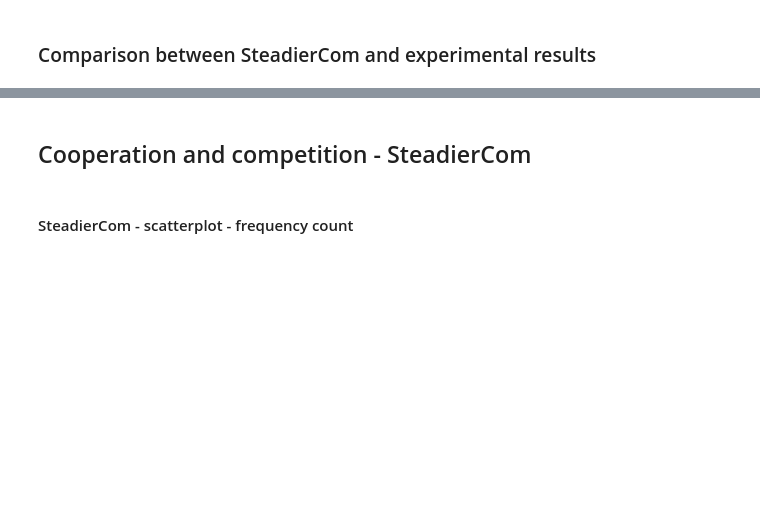
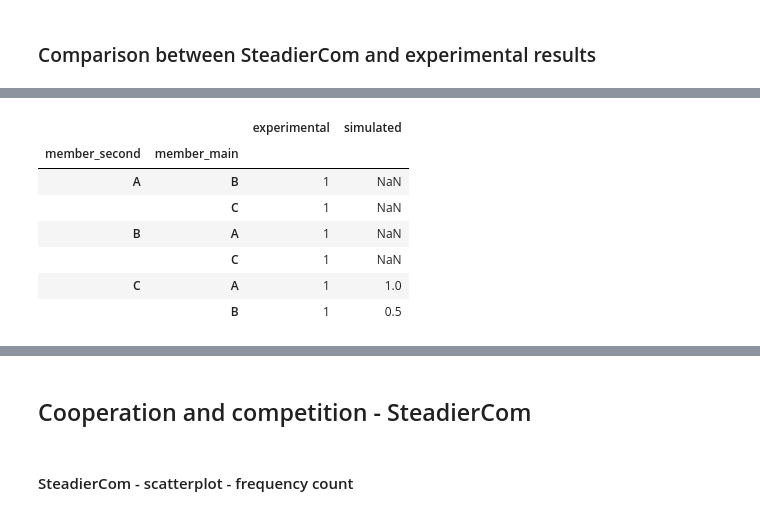
Before and after one commit to IdunBurgos/SteadierCom-Case-Studies, a Jupyter notebook: notebooks/Step 6.2.1. Comparing tools with exp - Venturelli member-member interaction.ipynb, the cells around one changed output, grey strips where cells are left out. Saved outputs shown, nothing was run; the diff lists cells and outputs as text; code cells hidden in the pictures; blank space fills up the shorter version.

```diff
--- a/notebooks/Step 6.2.1. Comparing tools with exp - Venturelli member-member interaction.ipynb
+++ b/notebooks/Step 6.2.1. Comparing tools with exp - Venturelli member-member interaction.ipynb
@@ -140,0 +33,7 @@ for name,simulated in steadycom_dict.items():
+# %%
+simulated_test = pd.DataFrame(
+    {"donor": ["environment","C","C","environment"],
+ "receiver":["C","A","B","B"],
+ "compound":["c2","c3","c3","c3"],
+"metric":[1.0,1,1.0,1.0]})
+simulated_test
@@ -140,0 +46,10 @@ for name,simulated in steadycom_dict.items():
+# %%
+exp_signal_test = pd.Series({("A","B"):1,
+                            ("A","C"):1,
+                             ("B","A"):1,
+                             ("B","C"):1,
+                             ("C","A"):1,
+                             ("C","B"):1})
+exp_signal_test.index.names = ["member_second","member_main"]
+exp_signal_test.name = "experimental"
+exp_signal_test
@@ -140,0 +65,11 @@ for name,simulated in steadycom_dict.items():
+# %%
+correlation._merge_exp_sim(simulated_test,exp_signal_test,coop_or_comp="coop",metric="metric")
+# %% [output]
+|  |  | experimental | simulated |
+| member_second | member_main |  |  |
+| A | B | 1 | NaN |
+|  | C | 1 | NaN |
+| B | A | 1 | NaN |
+|  | C | 1 | NaN |
+| C | A | 1 | 1.0 |
+|  | B | 1 | 0.5 |
```
Also changed, not shown: parts of 37 cells of this notebook, 3 other files.
